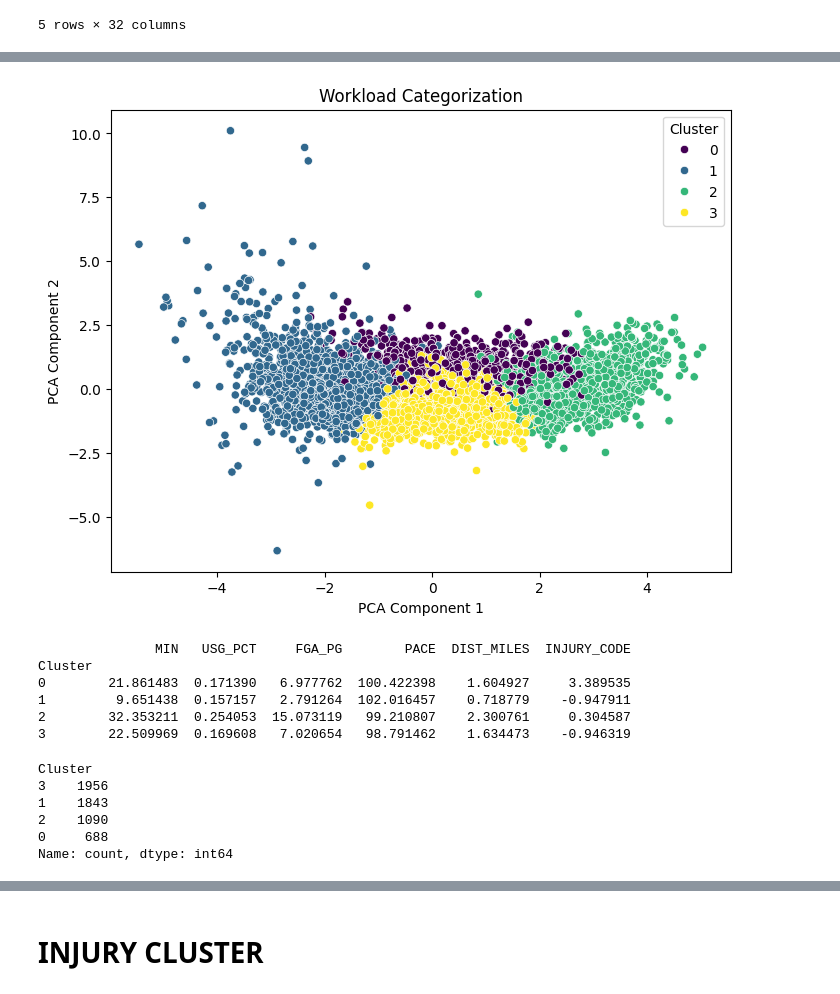
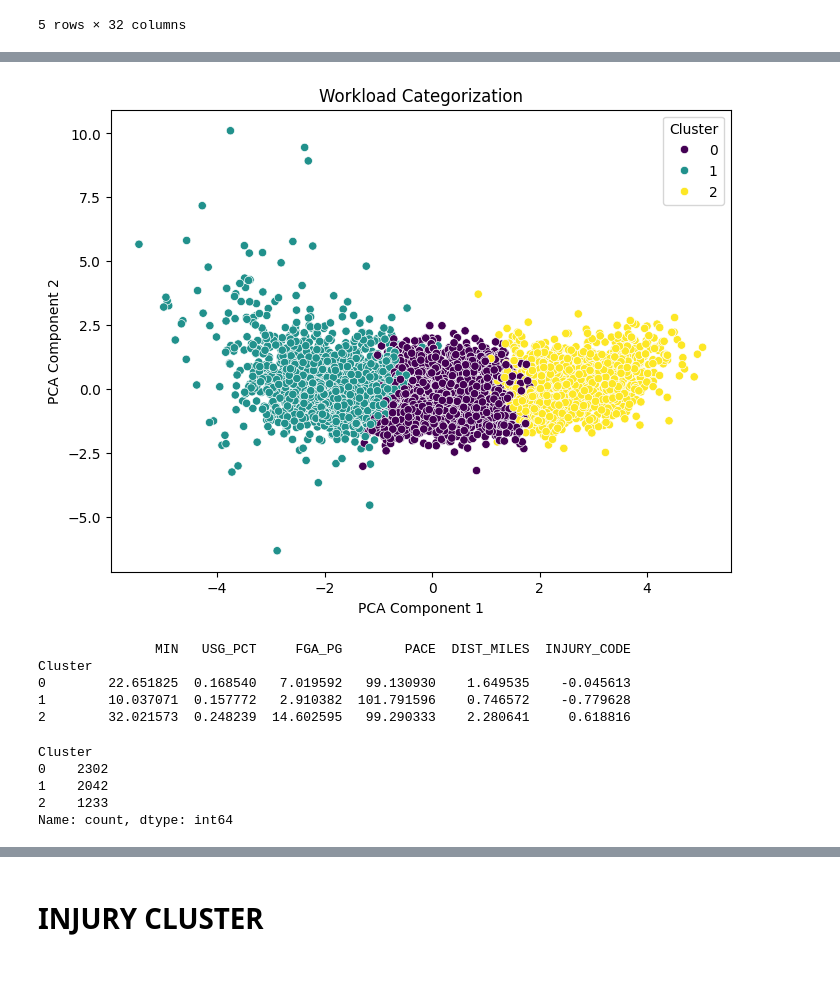
Before and after one commit to luciocanepa/data_science_project, a Jupyter notebook: clustering attempt.ipynb, the cells around one changed output, grey strips where cells are left out. Cells and saved outputs as stored; diff of their text form; code cells hidden in the pictures.

```diff
--- a/clustering attempt.ipynb
+++ b/clustering attempt.ipynb
@@ -131,11 +133,11 @@ db['INJURY_CODE'] = db['INJURY_CODE'].astype('category').cat.codes
 # %%
 # 3. Workload Categorization: Based on intensity and minutes
 workload_features = [
     'MIN', 'USG_PCT', 'FGA_PG', 'PACE', 'DIST_MILES', 'INJURY_CODE'
 ]
-workload_clusters = run_clustering(workload_features, k=4, title="Workload Categorization")
+workload_clusters = run_clustering(workload_features, k=3, title="Workload Categorization")
 # %% [output]
-[figure, old version]
+[figure, new version]
 # %%
 # Re-add cluster labels to original dataset
 db_cleaned = db[workload_features].copy()
@@ -151,18 +153,16 @@ print(summary)
 # %% [output]
                MIN   USG_PCT     FGA_PG        PACE  DIST_MILES  INJURY_CODE
 Cluster
-0        21.861483  0.171390   6.977762  100.422398    1.604927     3.389535
-1         9.651438  0.157157   2.791264  102.016457    0.718779    -0.947911
-2        32.353211  0.254053  15.073119   99.210807    2.300761     0.304587
-3        22.509969  0.169608   7.020654   98.791462    1.634473    -0.946319
+0        22.651825  0.168540   7.019592   99.130930    1.649535    -0.045613
+1        10.037071  0.157772   2.910382  101.791596    0.746572    -0.779628
+2        32.021573  0.248239  14.602595   99.290333    2.280641     0.618816
 # %%
 print(db_cleaned['Cluster'].value_counts())
 # %% [output]
 Cluster
-3    1956
-1    1843
-2    1090
-0     688
+0    2302
+1    2042
+2    1233
 Name: count, dtype: int64
 # %%
 # Set up the grid size
```
Also changed, not shown: parts of 10 cells of this notebook.
